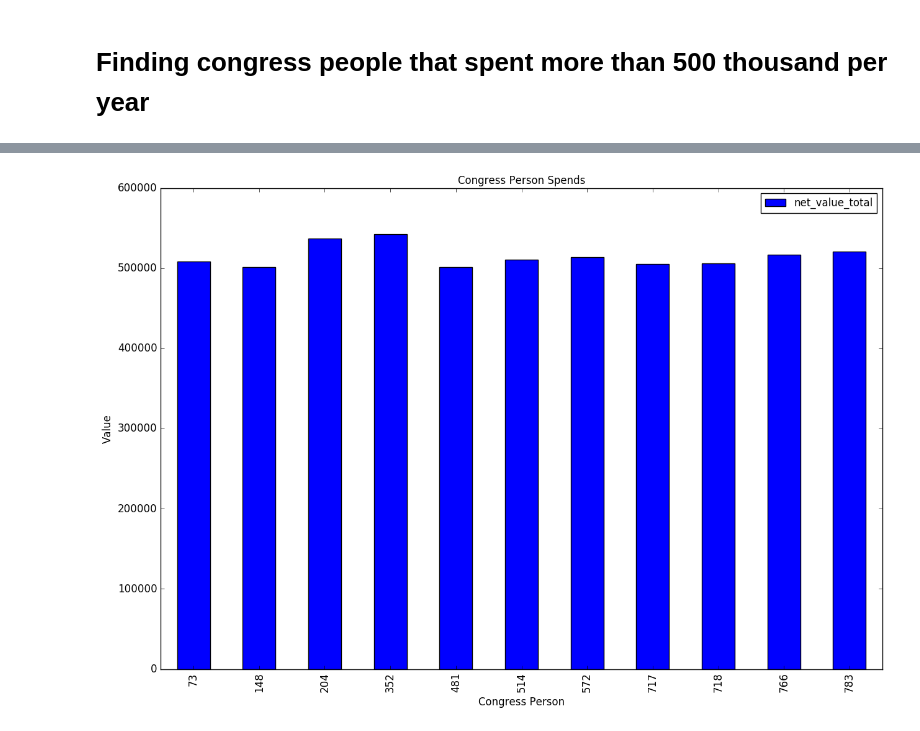
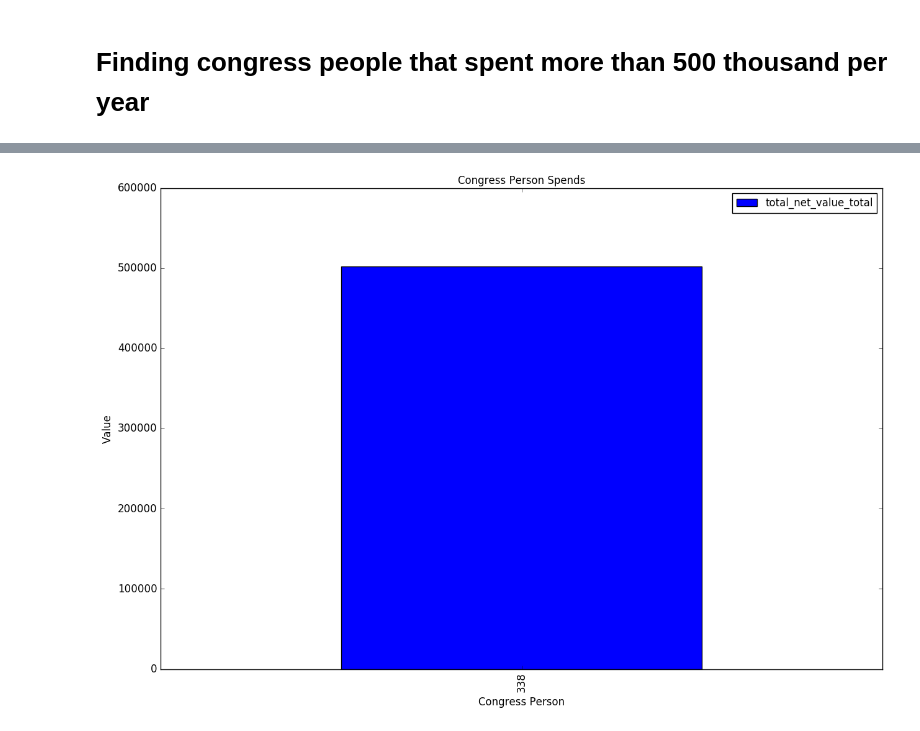
Before and after one commit to okfn-brasil/serenata-de-amor, a Jupyter notebook: develop/2016-11-05-juhhcarmona-individual-analysis-congressperson.ipynb, the cells around one changed output, grey strips where cells are left out. Drawn from its saved outputs; the diff is of its cells as text; code cells hidden in the pictures.

Commit message:
Fix individual analysis congressperson to new dataset

```diff
--- a/develop/2016-11-05-juhhcarmona-individual-analysis-congressperson.ipynb
+++ b/develop/2016-11-05-juhhcarmona-individual-analysis-congressperson.ipynb
@@ -3,12 +3,14 @@ import pandas as pd
 import numpy as np
 import matplotlib.pyplot as plt
 # %%
-data = pd.read_csv('../data/2016-08-08-last-year.xz',
-                   parse_dates=[16],
-                   dtype={'document_id': np.str,
+dataset = pd.read_csv('../data/2016-11-22-reimbursements.xz',
+                      dtype={'document_id': np.str,
                           'congressperson_id': np.str,
                           'congressperson_document': np.str,
                           'term_id': np.str,
                           'cnpj_cpf': np.str,
-                          'reimbursement_number': np.str})
+                          'reimbursement_number': np.str},
+                      low_memory=False)
+# %%
+dataset = dataset[dataset['year']==2016]
 # %%
@@ -203,6 +205,6 @@ def find_sum_of_values(df, aggregator, property):
 
     return pd.DataFrame(result).sort_values(by=aggregator)
 
-df = find_sum_of_values(data, "congressperson_name", "net_value")
+df = find_sum_of_values(dataset, "congressperson_name", "total_net_value")
 df[:10]
 # %% [output]
@@ -221,6 +222,6 @@ df[:10]
 # %% [markdown]
 # Finding congress people that spent more than 500 thousand per year
 # %%
-df = df[df.net_value_total > 500000]
+df = df[df.total_net_value_total > 500000]
 df
 # %% [output]
@@ -239,7 +230,7 @@ df
 # %%
-ax = df[["net_value_total"]].plot(kind='bar', title ="Congress Person Spends", figsize=(15, 10), legend=True, fontsize=12)
+ax = df[["total_net_value_total"]].plot(kind='bar', title ="Congress Person Spends", figsize=(15, 10), legend=True, fontsize=12)
 ax.set_xlabel("Congress Person", fontsize=12)
 ax.set_ylabel("Value", fontsize=12)
 plt.show()
 # %% [output]
-[figure, old version]
+[figure, new version]
```
Also changed, not shown: parts of 6 cells of this notebook, 2 other files.
